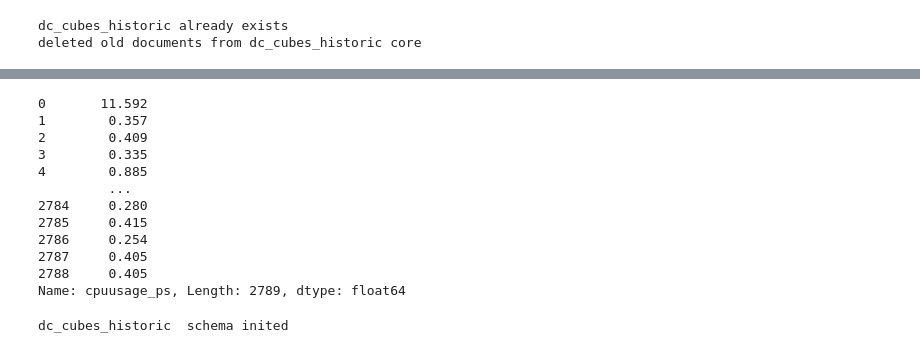
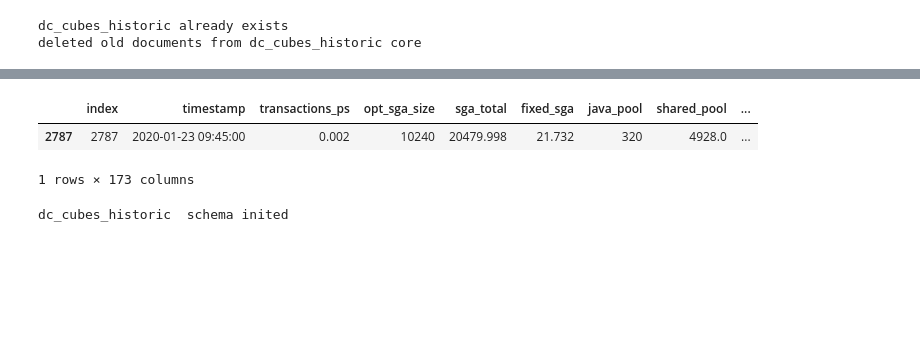
Before and after one commit to Sultanow/dc_cubes, a Jupyter notebook: research/scripts/forecast/PushForecastHistoricData.ipynb, the cells around one changed output, grey strips where cells are left out. Cells and saved outputs as stored; diff of their text form; code cells hidden in the pictures; blank space fills up the shorter version.

```diff
--- a/research/scripts/forecast/PushForecastHistoricData.ipynb
+++ b/research/scripts/forecast/PushForecastHistoricData.ipynb
@@ -140,6 +140,11 @@ dc_cubes_historic already exists
 deleted old documents from dc_cubes_historic core
 # %%
 # Read data from pickle file
-with open("./4week_transformed_droppedErrors_filled.pkl", "rb") as pickleFile:
-    df = pickle.load(pickleFile)
-df = df.reset_index()
+with open("./data_pblm1.pkl", "rb") as pickleFile:
+    pblm1 = pickle.load(pickleFile)
+pblm1 = pblm1.reset_index()
+# %%
+# Read data from pickle file
+with open("./data_pblm2.pkl", "rb") as pickleFile:
+    pblm2 = pickle.load(pickleFile)
+pblm2 = pblm2.reset_index()
@@ -145,0 +155,10 @@ df = df.reset_index()
+# %%
+# missing 2020-01-23 09:30:00
+copyRow = pblm2[pblm2.timestamp == pblm2.timestamp.max()].copy()
+# %%
+copyRow.timestamp = pd.Timestamp("2020-01-23 09:45:00")
+copyRow
+# %% [output]
+|  | index | timestamp | transactions_ps | opt_sga_size | sga_total | fixed_sga | java_pool | shared_pool | ... |
+| 2787 | 2787 | 2020-01-23 09:45:00 | 0.002 | 10240 | 20479.998 | 21.732 | 320 | 4928.0 | ... |
+1 rows × 173 columns
@@ -152,15 +172,0 @@ df[allMetrics] = df[allMetrics].apply(pd.to_numeric, errors="coerce") # cast all
-# %%
-df[predictionColumn]
-# %% [output]
-0       11.592
-1        0.357
-2        0.409
-3        0.335
-4        0.885
-         ...
-2784     0.280
-2785     0.415
-2786     0.254
-2787     0.405
-2788     0.405
-Name: cpuusage_ps, Length: 2789, dtype: float64
```
Also changed, not shown: parts of 30 cells of this notebook, 3 other files.
